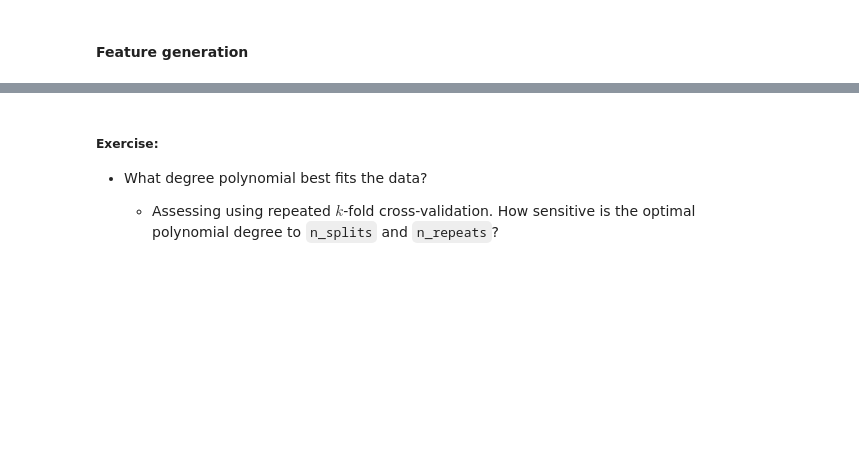
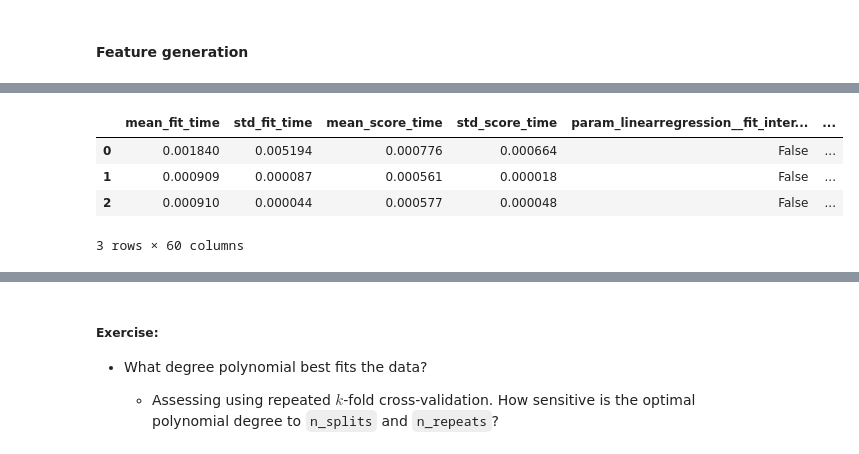
Before and after one commit to venkateshsoundar/DATA607W2025, a Jupyter notebook: lecture03.ipynb, the cells around one changed output, grey strips where cells are left out. Saved outputs shown, nothing was run; the diff lists cells and outputs as text; code cells hidden in the pictures; blank space fills up the shorter version.

```diff
--- a/lecture03.ipynb
+++ b/lecture03.ipynb
@@ -383,0 +479,25 @@ numerical_feature_lists = [
+# %%
+from sklearn.pipeline import make_pipeline
+
+# pipeline = Pipeline(steps=[("poly", PolynomialFeatures()), ("reg", LinearRegression(fit_intercept=False))])
+pipeline = make_pipeline(PolynomialFeatures(), LinearRegression())
+
+param_grid = {
+    "polynomialfeatures__degree": [1, 2, 3],
+    "linearregression__fit_intercept": [False],
+}
+
+search = GridSearchCV(
+    pipeline,
+    param_grid=param_grid,
+    scoring="neg_mean_squared_error",
+    cv=RepeatedKFold(n_repeats=10),
+)
+search.fit(df[["weight", "year"]], y)
+pd.DataFrame(search.cv_results_)
+# %% [output]
+|  | mean_fit_time | std_fit_time | mean_score_time | std_score_time | param_linearregression__fit_inter... | ... |
+| 0 | 0.001840 | 0.005194 | 0.000776 | 0.000664 | False | ... |
+| 1 | 0.000909 | 0.000087 | 0.000561 | 0.000018 | False | ... |
+| 2 | 0.000910 | 0.000044 | 0.000577 | 0.000048 | False | ... |
+3 rows × 60 columns
```
Also changed, not shown: parts of 15 cells of this notebook.
